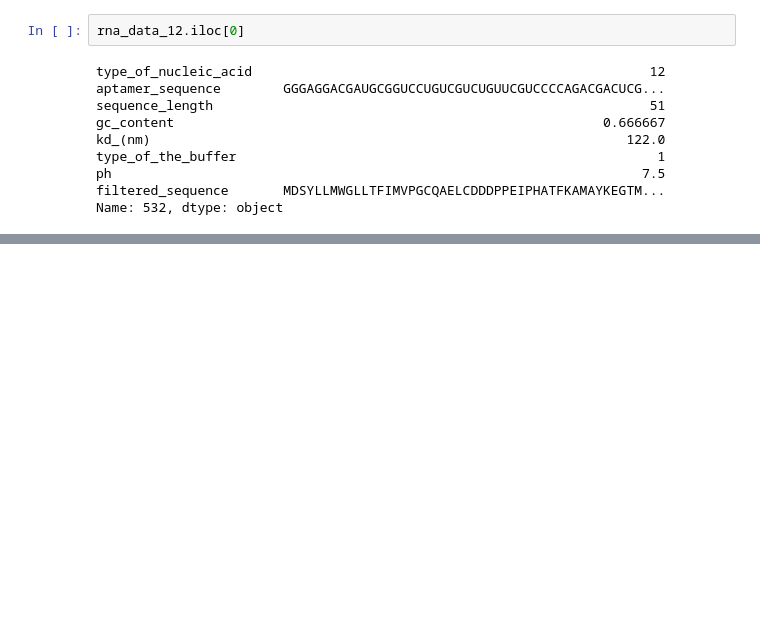
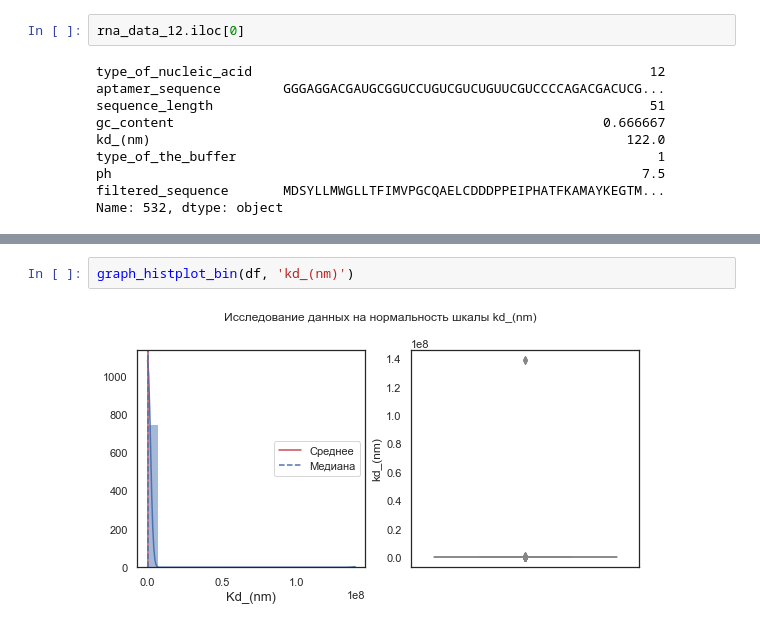
Before and after one commit to tame2tame/datacon, a Jupyter notebook: mini_task_2/task_2.ipynb, the cells around one changed output, grey strips where cells are left out. Drawn from its saved outputs; the diff is of its cells as text; blank space fills up the shorter version.

```diff
--- a/mini_task_2/task_2.ipynb
+++ b/mini_task_2/task_2.ipynb
@@ -107,0 +213,4 @@ assign
+# %%
+graph_histplot_bin(df, 'kd_(nm)')
+# %% [output]
+[figure, added]
```
Also changed, not shown: parts of 18 cells of this notebook, 1 other file.
